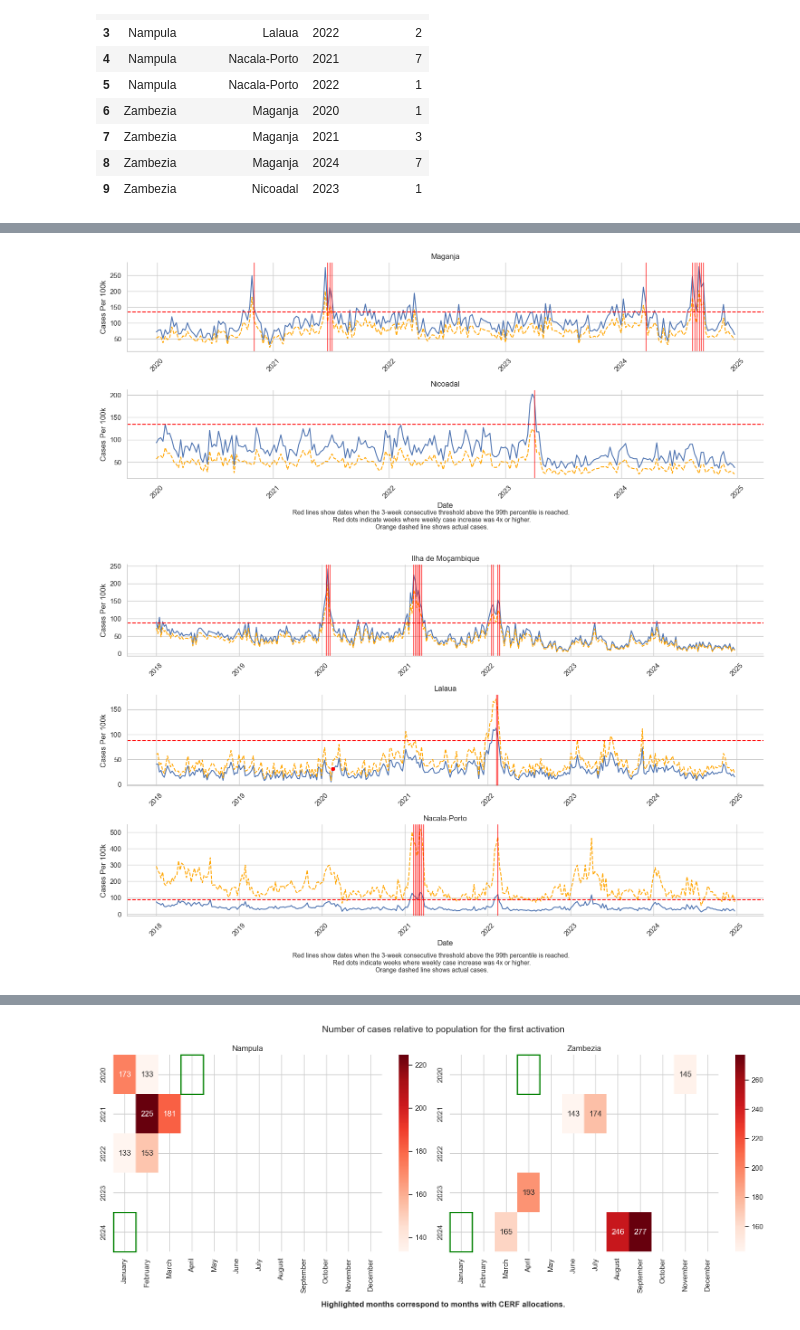
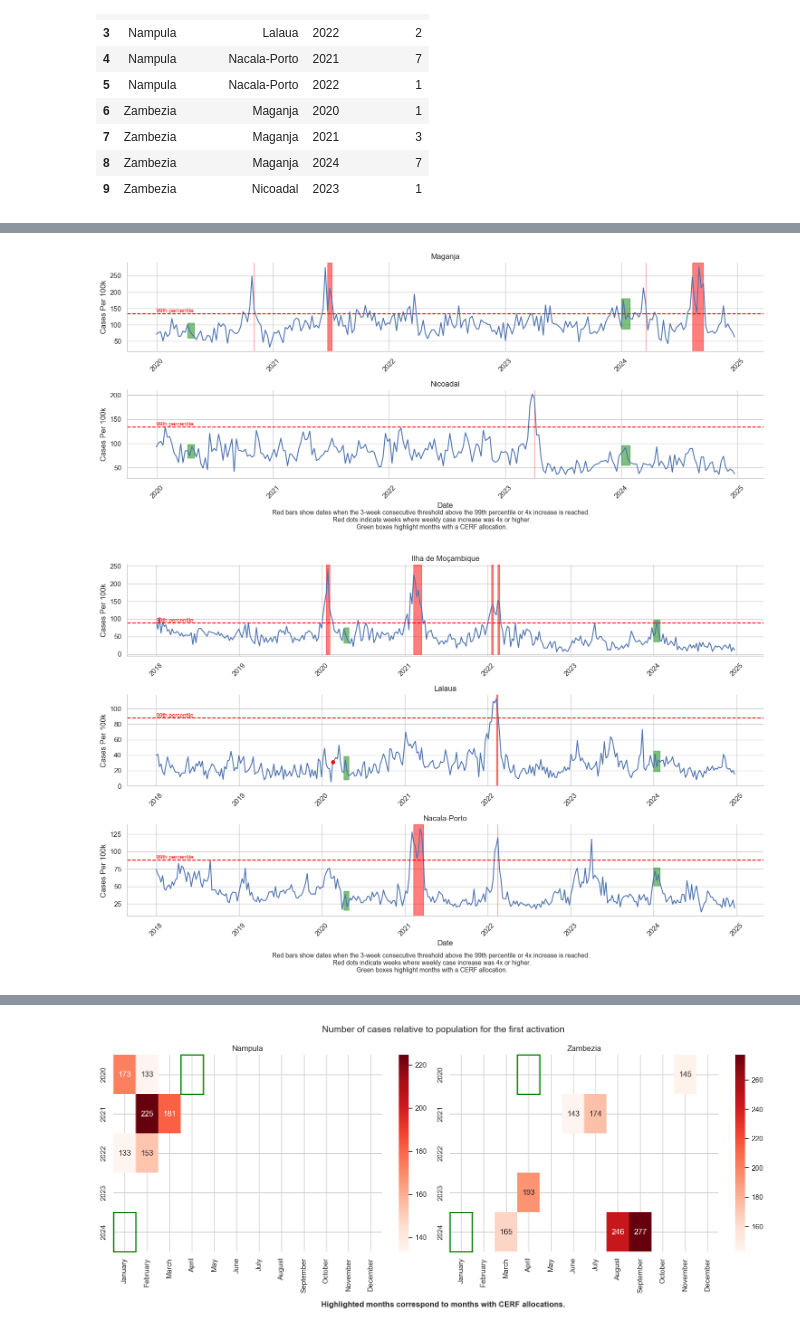
Before and after one commit to OCHA-DAP/ds-aa-moz-cholera, a Jupyter notebook: analysis/01.2_normalising_by_population.ipynb, the cells around one changed output, grey strips where cells are left out. Drawn from its saved outputs; the diff is of its cells as text; code cells hidden in the pictures.

Commit message:
updating the plots to show cerf allocations

```diff
--- a/analysis/01.2_normalising_by_population.ipynb
+++ b/analysis/01.2_normalising_by_population.ipynb
@@ -438 +430,6 @@ district_df_with_percentiles[
 1612 rows × 19 columns
+# %%
+highlight_cells = [
+    (2020, "April"),
+    (2024, "January"),
+]
@@ -464,20 +531,29 @@ for province in unique_provinces:
 
     # Plot main line
     g.map_dataframe(sns.lineplot, x="date", y="cases_per_100k")
-    g.map_dataframe(
-        sns.lineplot,
-        x="date",
-        y="cases",
-        linestyle="--",
-        color="orange",
-        label="Actual Cases",
-    )
+    # g.map_dataframe(
+    #    sns.lineplot,
+    #    x="date",
+    #    y="cases",
+    #    linestyle="--",
+    #    color="orange",
+    #    label="Actual Cases",
+    # )
 
     # Add horizontal 99th percentile line
     g.map_dataframe(
-        lambda data, color, **kws: plt.axhline(
-            y=data["p99"].iloc[0], color="red", linestyle="--"
-        )
+        lambda data, color, **kws: (
+            plt.axhline(y=data["p99"].iloc[0], color="red", linestyle="--"),
+            plt.text(
+                data["date"].min(),
+                data["p99"].iloc[0],
+                "99th percentile",
+                color="red",
+                fontsize=9,
+                verticalalignment="bottom",
+                horizontalalignment="left",
+            ),
+        ),
     )
     g.map_dataframe(
         lambda data, **kws: plt.scatter(
@@ -485,39 +561,39 @@ for province in unique_provinces:
             data.loc[data["weekly_pct_increase"] >= 400, "cases_per_100k"],
             color="red",
             s=30,
             zorder=5,
         )
     )
 
     # Add vertical red lines where condition is true
     def add_vertical_lines(data, **kwargs):
         for date in data.loc[data["three_consec_crossing"], "date"]:
             plt.axvline(x=date, color="red", linestyle="-", linewidth=1)
 
-    g.map_dataframe(add_vertical_lines)
-
+    # g.map_dataframe(add_vertical_lines)
+    g.map_dataframe(highlight_month_boxes)
     g.set_titles(f"{{col_name}}")
     g.set_axis_labels("Date", "Cases Per 100k")
 
     for ax in g.axes.flat:
         for label in ax.get_xticklabels():
             label.set_rotation(45)
 
     plt.tight_layout()
     plt.figtext(
         0.5,
         -0.04,
-        "Red lines show dates when the 3-week consecutive threshold above the 99th percentile is reached. \n "
+        "Red bars show dates when the 3-week consecutive threshold above the 99th percentile or 4x increase is reached. \n "
         "Red dots indicate weeks where weekly case increase was 4x or higher. \n"
-        "Orange dashed line shows actual cases.",
+        "Green boxes highlight months with a CERF allocation.",
         wrap=True,
         horizontalalignment="center",
         fontsize=10,
     )
     plt.show()
 # %% [output]
-[figure, old version]
+[figure, new version]
-[figure, old version]
+[figure, new version]
 # %%
 # showing summary by province
 trigger_df = district_df_with_percentiles[
```
Also changed, not shown: parts of 11 cells of this notebook.
